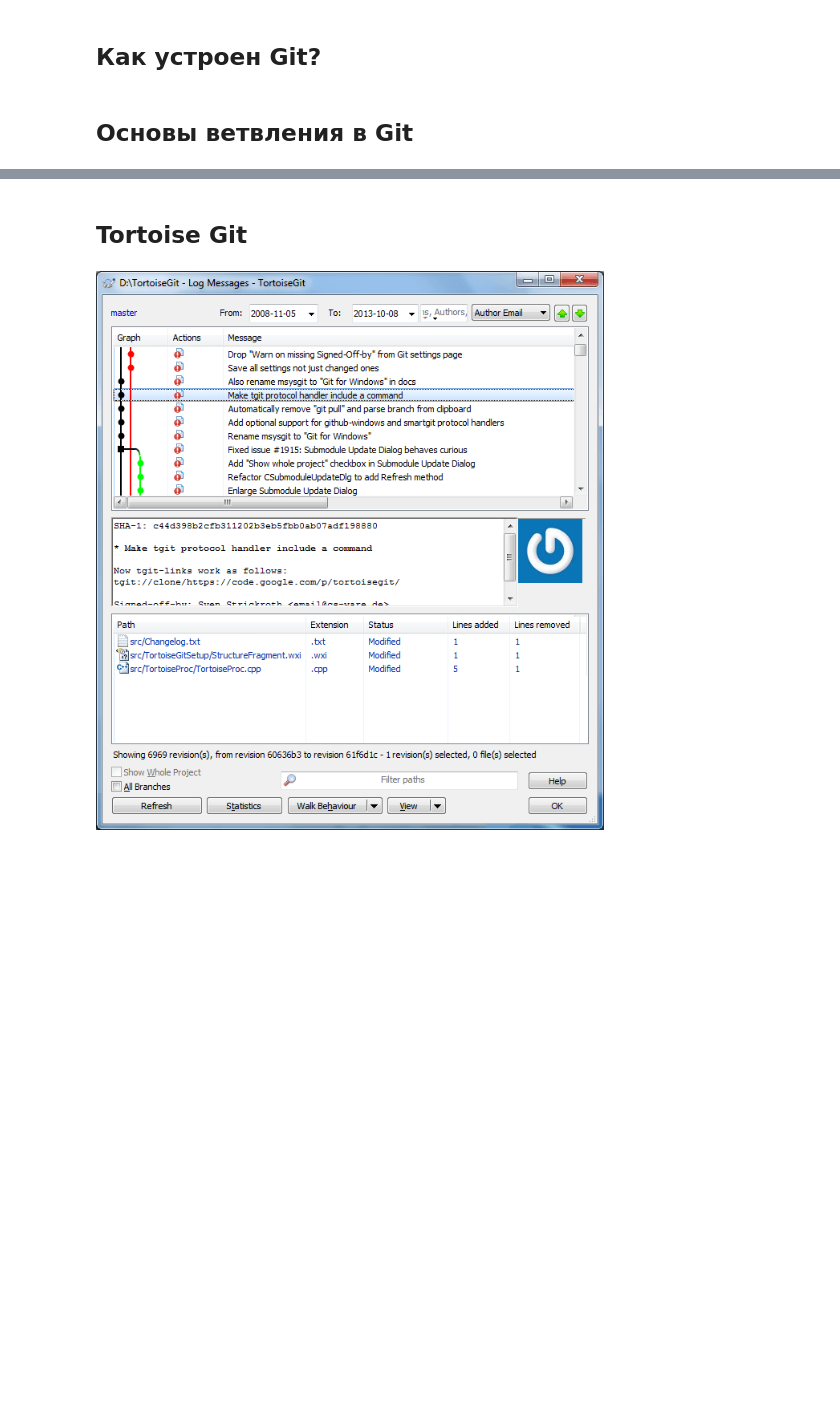
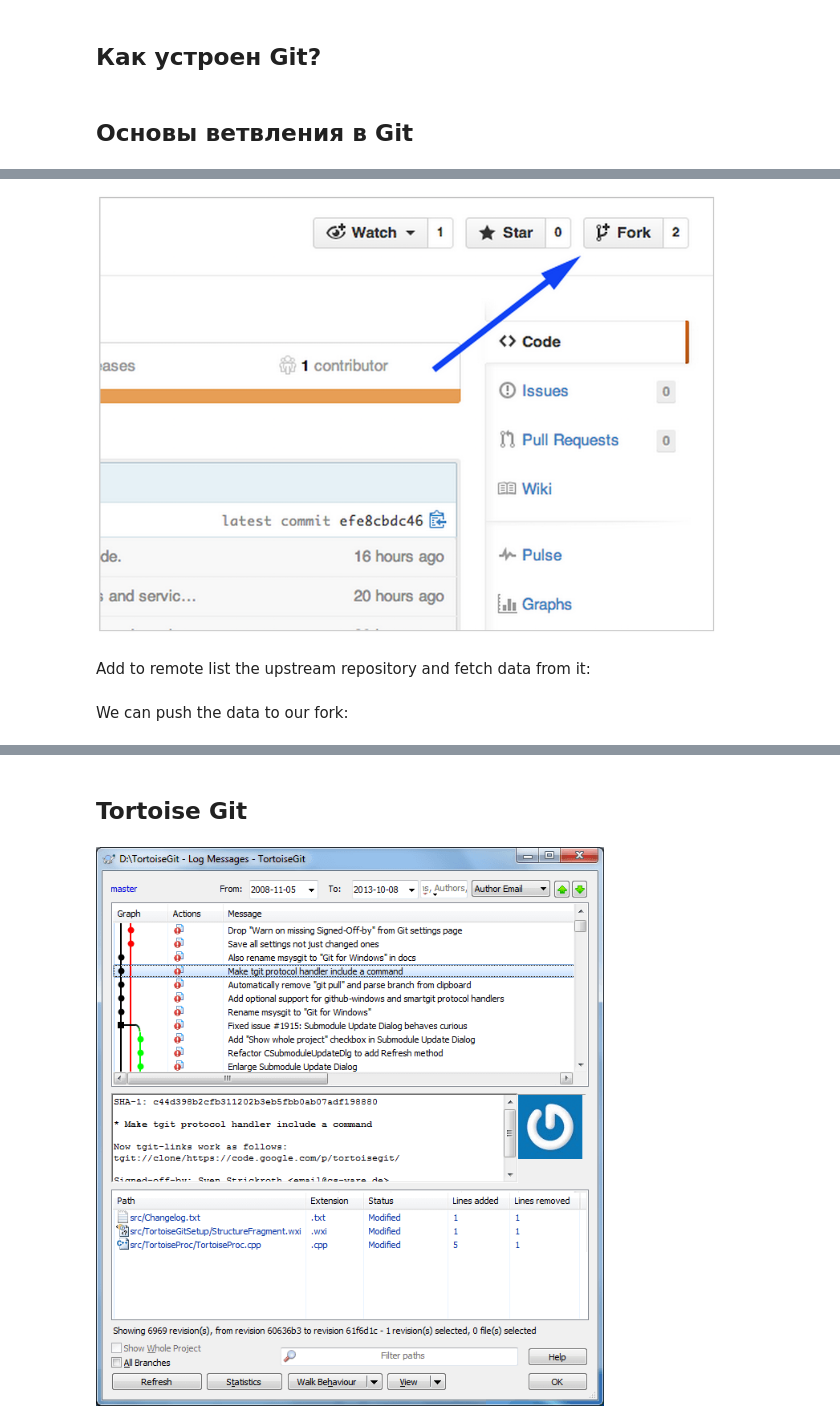
Before and after one commit to vasilyivan12345/python-workshops, a Jupyter notebook: git/lecture.ipynb, the cells around one changed output, grey strips where cells are left out. Saved outputs shown, nothing was run; the diff lists cells and outputs as text; code cells hidden in the pictures; blank space fills up the shorter version.

```diff
--- a/git/lecture.ipynb
+++ b/git/lecture.ipynb
@@ -76,0 +98,6 @@ Image("images/github_gitlab_bitbucket.jpeg")
+# %%
+Image("images/github_fork.png")
+# %% [output]
+[figure, added]
+# %% [markdown]
+Add to remote list the upstream repository and fetch data from it:
@@ -76,0 +109,2 @@ Image("images/github_gitlab_bitbucket.jpeg")
+# %% [markdown]
+We can push the data to our fork:
```
Also changed, not shown: parts of 11 cells of this notebook, 3 other files.
